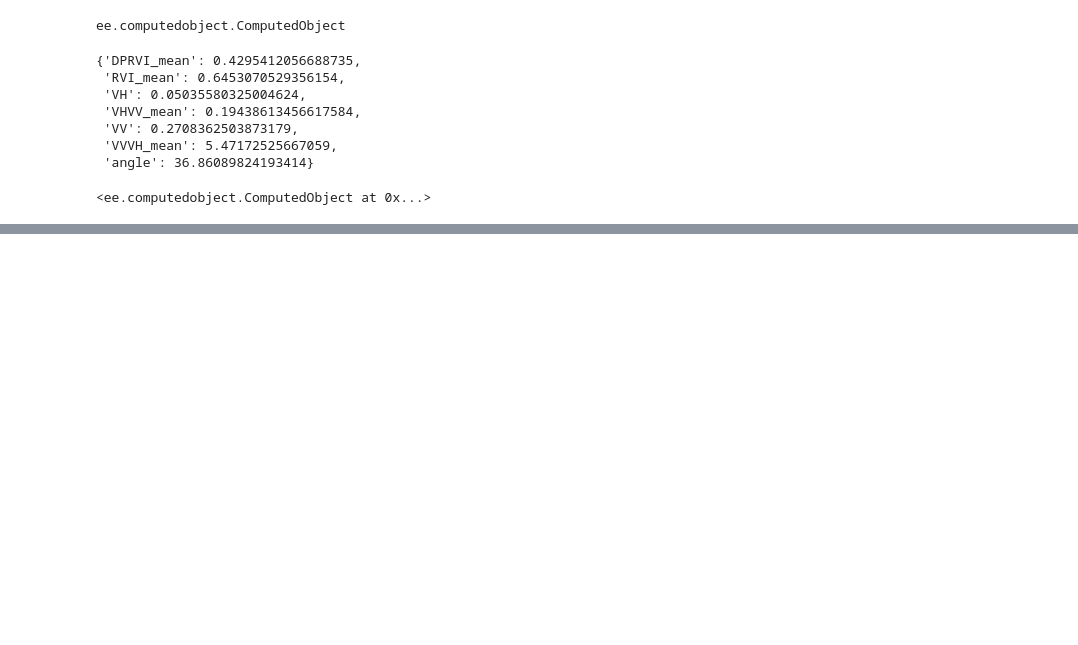
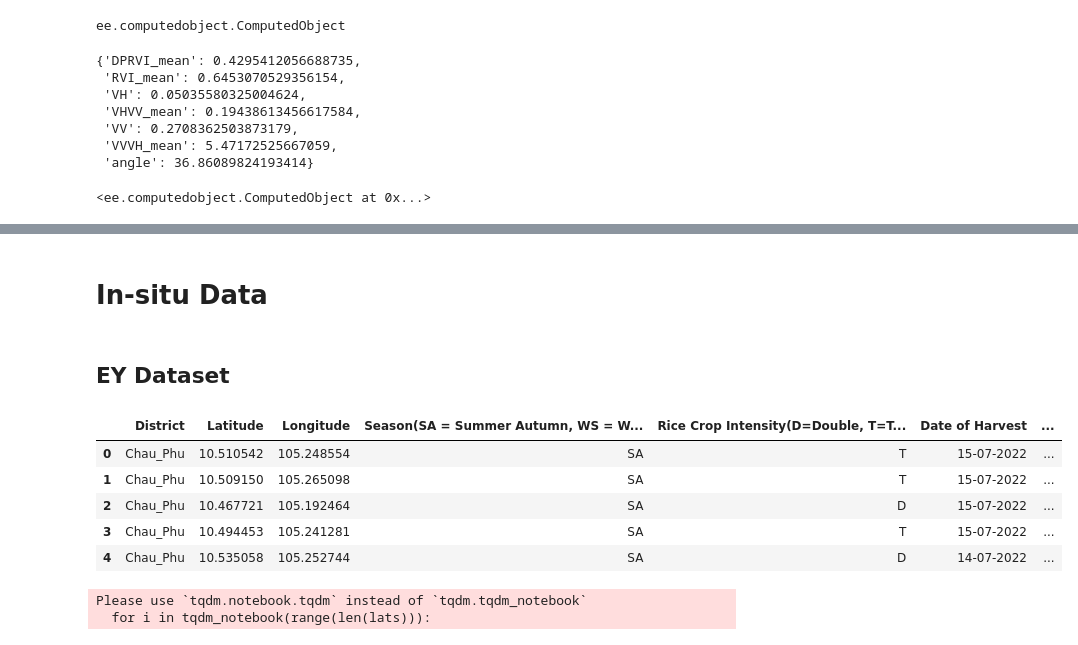
Before and after one commit to sonleh96/adb-sar, a Jupyter notebook: process_datasets.ipynb, the cells around one changed output, grey strips where cells are left out. Drawn from its saved outputs; the diff is of its cells as text; code cells hidden in the pictures; blank space fills up the shorter version.

```diff
--- a/process_datasets.ipynb
+++ b/process_datasets.ipynb
@@ -2914,0 +3615,2 @@ processed_stats.get('RVI_mean')
+# %% [markdown]
+# In-situ Data
@@ -2914,0 +3698,50 @@ processed_stats.get('RVI_mean')
+# %% [markdown]
+## EY Dataset
+# %%
+dataset = pd.read_csv('datasets/Crop_Yield_Data_challenge_2.csv')
+dataset['field_size_m2'] = dataset['Field size (ha)'] * 10000
+dataset['radius'] = np.sqrt(dataset['field_size_m2'] / np.pi)
+dataset['side'] = np.sqrt(dataset['field_size_m2'])
+dataset['id'] = dataset.index
+
+lats = dataset['Latitude'].to_list()
+lons = dataset['Longitude'].to_list()
+dates = dataset['Date of Harvest'].to_list()
+radii = dataset['radius'].to_list()
+sides = dataset['side'].to_list()
+
+dataset.head()
+# %% [output]
+|  | District | Latitude | Longitude | Season(SA = Summer Autumn, WS = W... | Rice Crop Intensity(D=Double, T=T... | Date of Harvest | ... |
+| 0 | Chau_Phu | 10.510542 | 105.248554 | SA | T | 15-07-2022 | ... |
+| 1 | Chau_Phu | 10.509150 | 105.265098 | SA | T | 15-07-2022 | ... |
+| 2 | Chau_Phu | 10.467721 | 105.192464 | SA | D | 15-07-2022 | ... |
+| 3 | Chau_Phu | 10.494453 | 105.241281 | SA | T | 15-07-2022 | ... |
+| 4 | Chau_Phu | 10.535058 | 105.252744 | SA | D | 14-07-2022 | ... |
+# %%
+from shapely import wkt
+
+def create_poly(lat, lon, distance, type='round'):
+    gs = gpd.GeoSeries(wkt.loads(f'POINT ({lon} {lat})'))
+    gdf = gpd.GeoDataFrame(geometry=gs)
+    gdf.crs='EPSG:4326'
+    gdf = gdf.to_crs('EPSG:3857')
+    res = gdf.buffer(
+        distance=distance,
+        cap_style=type,
+    )
+
+    return res.to_crs('EPSG:4326').iloc[0]
+
+circles = []
+squares = []
+
+for i in tqdm_notebook(range(len(lats))):
+    circles.append(create_poly(lats[i], lons[i], sides[i], type='round'))
+    squares.append(create_poly(lats[i], lons[i], sides[i], type='square'))
+
+gdf_circle = gpd.GeoDataFrame(dataset, crs='EPSG:4326', geometry=circles)
+gdf_square = gpd.GeoDataFrame(dataset, crs='EPSG:4326', geometry=squares)
+# %% [output]
+Please use `tqdm.notebook.tqdm` instead of `tqdm.tqdm_notebook`
+  for i in tqdm_notebook(range(len(lats))):
```
Also changed, not shown: parts of 44 cells of this notebook, 7 other files.
